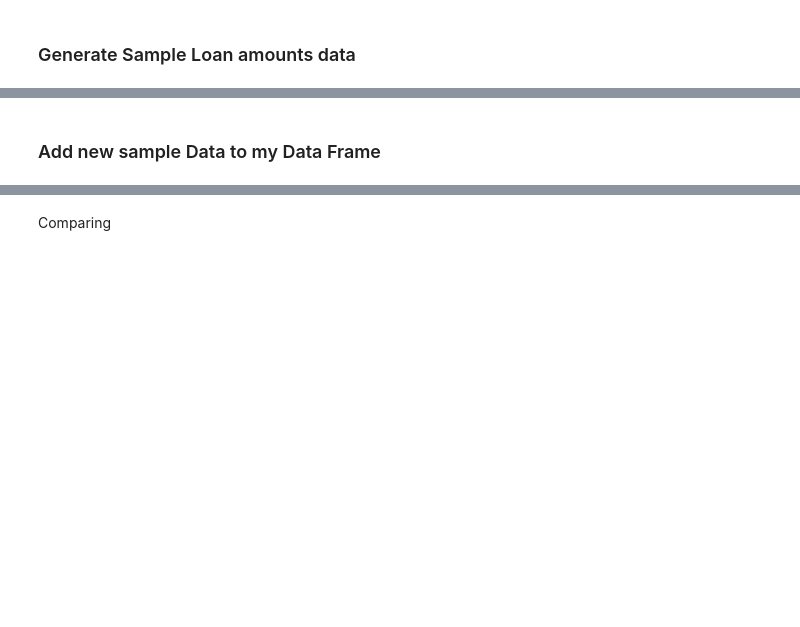
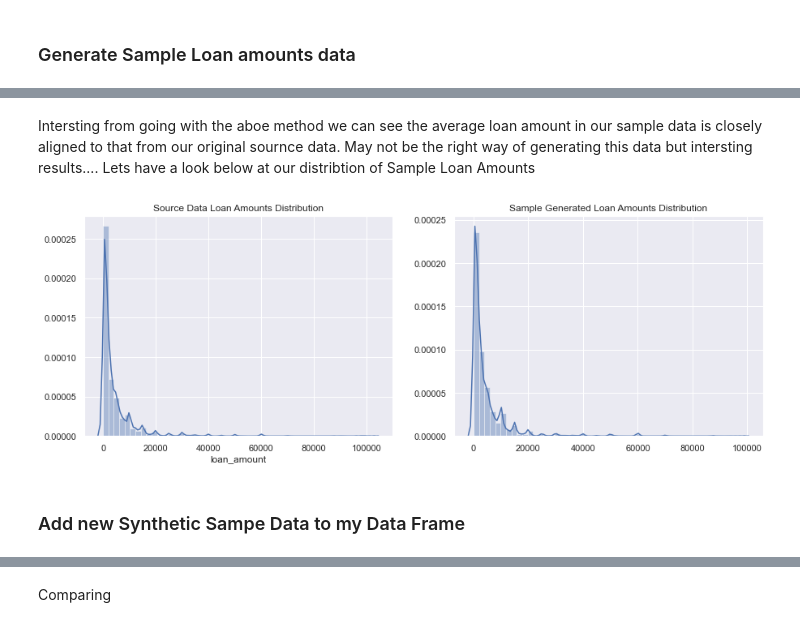
Before and after one commit to brendantipp/sem2_prog_data_analysis_project, a Jupyter notebook: product_analysis.ipynb, the cells around one changed output, grey strips where cells are left out. Drawn from its saved outputs; the diff is of its cells as text; code cells hidden in the pictures; blank space fills up the shorter version.

```diff
--- a/product_analysis.ipynb
+++ b/product_analysis.ipynb
@@ -726,5 +759,14 @@ print ("The Sample data loan amount mean is ",sum(sample_loan_amount)/len(sample
+# %% [markdown]
+Intersting from going with the aboe method we can see the average loan amount in our sample data is closely aligned to that from our original sournce data. May not be the right way of generating this data but intersting results....
+Lets have a look below at our distribtion of Sample Loan Amounts
+# %%
+fig, ax = plt.subplots(1,2,figsize = (15,5))#set the axis layout and size
+sns.distplot(sample_loan_amount, ax = ax[1]).set_title("Sample Generated Loan Amounts Distribution");
+sns.distplot(df["loan_amount"], ax = ax[0]).set_title("Source Data Loan Amounts Distribution");
+# %% [output]
+[figure, added]
 # %% [markdown]
-### Add new sample Data to my Data Frame
+### Add new Synthetic Sampe Data to my Data Frame
 # %%
 #add my new sample data to my data frame
 sample_df = pd.DataFrame({'sample_age':sample_age ,
```
Also changed, not shown: parts of 29 cells of this notebook.
